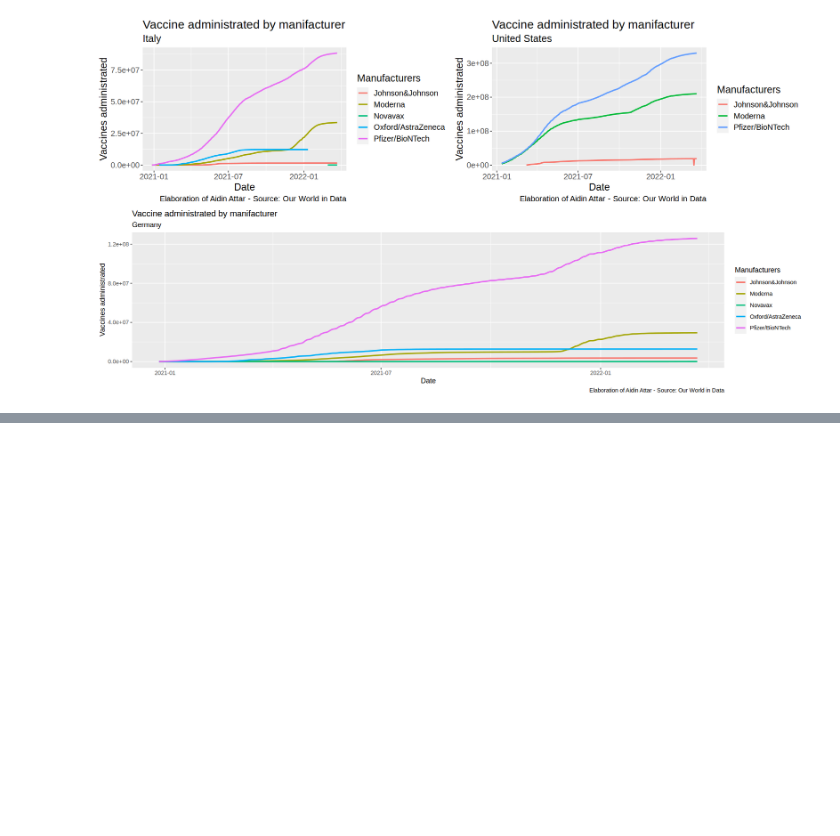
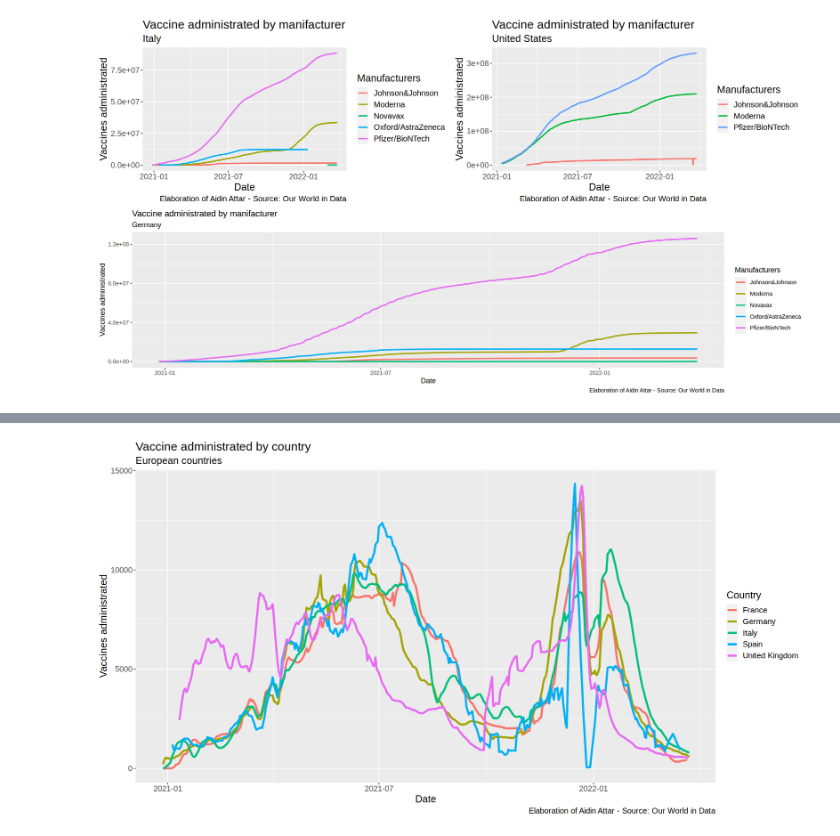
Before and after one commit to aidinattar/AS4PA, a Jupyter notebook: Exercise_1/Exercise1.ipynb, the cells around one changed output, grey strips where cells are left out. Saved outputs shown, nothing was run; the diff lists cells and outputs as text; code cells hidden in the pictures; blank space fills up the shorter version.

```diff
--- a/Exercise_1/Exercise1.ipynb
+++ b/Exercise_1/Exercise1.ipynb
@@ -468,0 +521,9 @@ Warning message:
+# %%
+URL   <- "https://raw.githubusercontent.com/owid/covid-19-data/master/public/data/vaccinations"
+fname <- "vaccinations.csv"
+target <- paste(URL, fname, sep="/")
+cat("target:", target)
+download.file(target, destfile=paste(dir, fname, sep="/"), method='curl')
+
+vaccinations <- read_csv(file = paste(dir, fname, sep="/"))
+vaccinations
@@ -468,0 +560,26 @@ Warning message:
+# %%
+european_countries <- c("Albania"        , "Austria"        , "Belarus"  , "Belgium"   , "Bosnia and Herzegovina",
+                        "Bulgaria"       , "Croatia"        , "Cyprus"   , "Czechia"   , "Denmark"               ,
+                        "Estonia"        , "Finland"        , "France"   , "Germany"   , "Greece"                ,
+                        "Kosovo"         , "Liechtenstein"  , "Lithuania", "Luxembourg", "Hungary"               ,
+                        "Iceland"        , "Italy"          , "Moldova"  , "Monaco"    , "Montenegro"            ,
+                        "Northern Cyprus", "Norway"         , "Poland"   , "Portugal"  , "Romania"               ,
+                        "Russia"         , "San Marino"     , "Serbia"   , "Slovakia"  , "Slovenia"              ,
+                        "Ukraine"        , "United Kingdom" )
+large_euro_countries <- c("Italy", "Germany", "France", "Spain", "United Kingdom")
+# %%
+options(repr.plot.width=15, repr.plot.height=8)
+
+p1 <- ggplot(data = filter(vaccinations, location %in% large_euro_countries), aes(date, daily_vaccinations_per_million, group = location))
+p1 <- p1 + geom_line(aes(col = location), size=1.5)
+
+p1 <- p1 + labs(x        = "Date",
+                y        = "Vaccines administrated",
+                title    = "Vaccine administrated by country",
+                subtitle = "European countries",
+                color    = "Country",
+                caption  = "Elaboration of Aidin Attar - Source: Our World in Data")
+
+p1 <- p1 + theme(text    = element_text(size=15))
+p1
+# %% [output]
@@ -468,0 +588 @@ Warning message:
+[figure, added]
```
Also changed, not shown: parts of 9 cells of this notebook, 2 other files.
